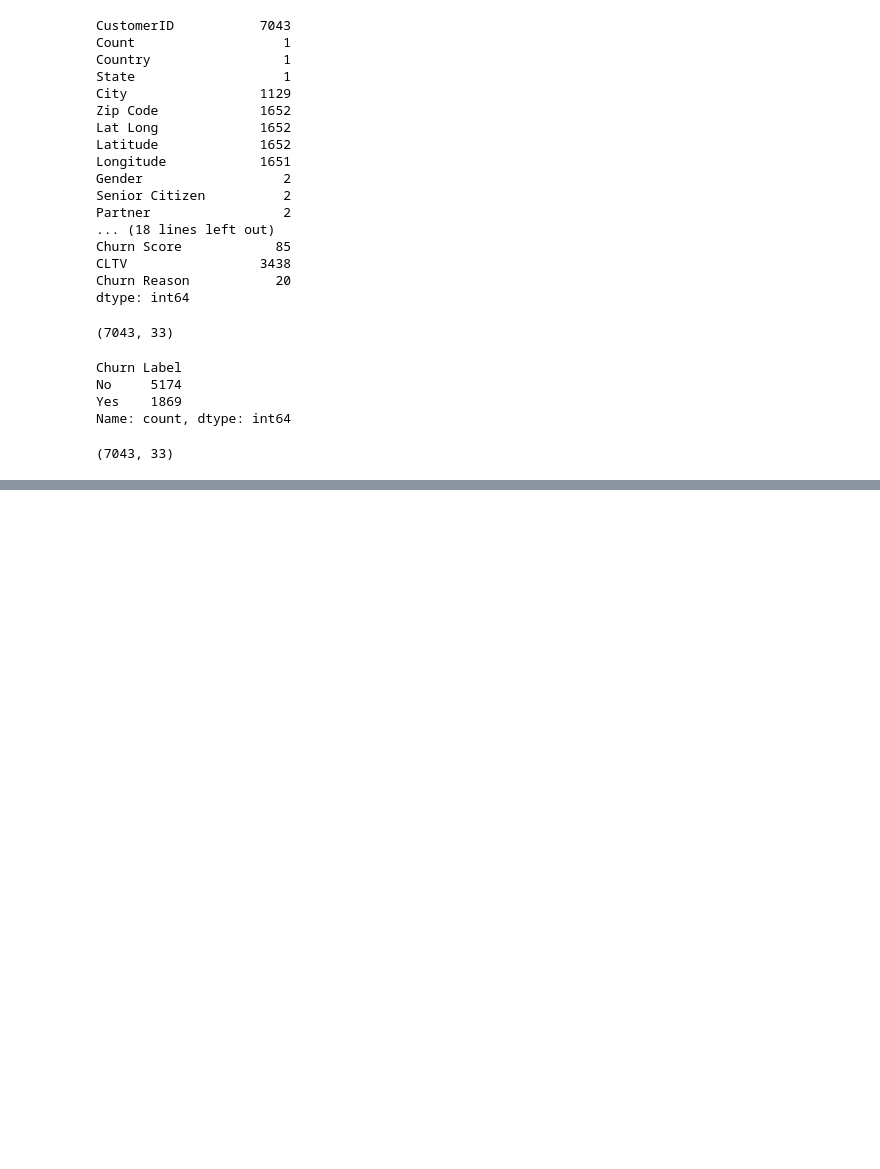
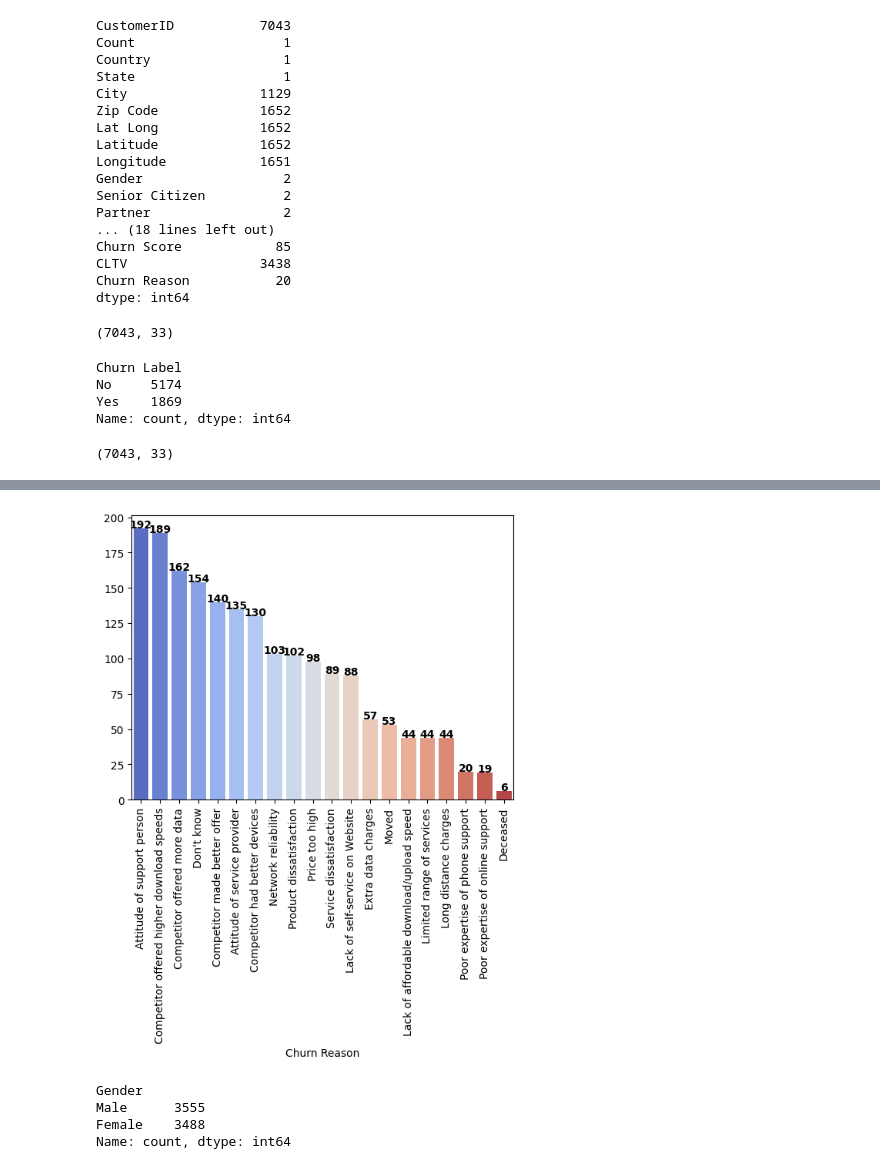
Before and after one commit to KEN-DATALABS/TELECOME-CHURN-PROJECT, a Jupyter notebook: prototype.ipynb, the cells around one changed output, grey strips where cells are left out. Cells and saved outputs as stored; diff of their text form; code cells hidden in the pictures; blank space fills up the shorter version.

```diff
--- a/prototype.ipynb
+++ b/prototype.ipynb
@@ -89,0 +106,3 @@ df.shape
+# %%
+reason= df['Churn Reason'].value_counts()
+reason
@@ -89,0 +127,22 @@ df.shape
+# %%
+import seaborn as sns
+import matplotlib.pyplot as plt
+x= reason.index
+y = reason.values
+sns.barplot(x=x, y =y, palette= 'coolwarm',hue= x)
+# Add count labels at the end of each bar
+for i, v in enumerate(y):
+    plt.text(i, v + 0.5, str(v), ha='center', fontweight='bold')
+
+plt.xticks(rotation = 90)
+plt.show()
+# %% [output]
+[figure, added]
+# %%
+pie_plot= df['Gender'].value_counts()
+pie_plot
+# %% [output]
+Gender
+Male      3555
+Female    3488
+Name: count, dtype: int64
```
Also changed, not shown: parts of 30 cells of this notebook.
